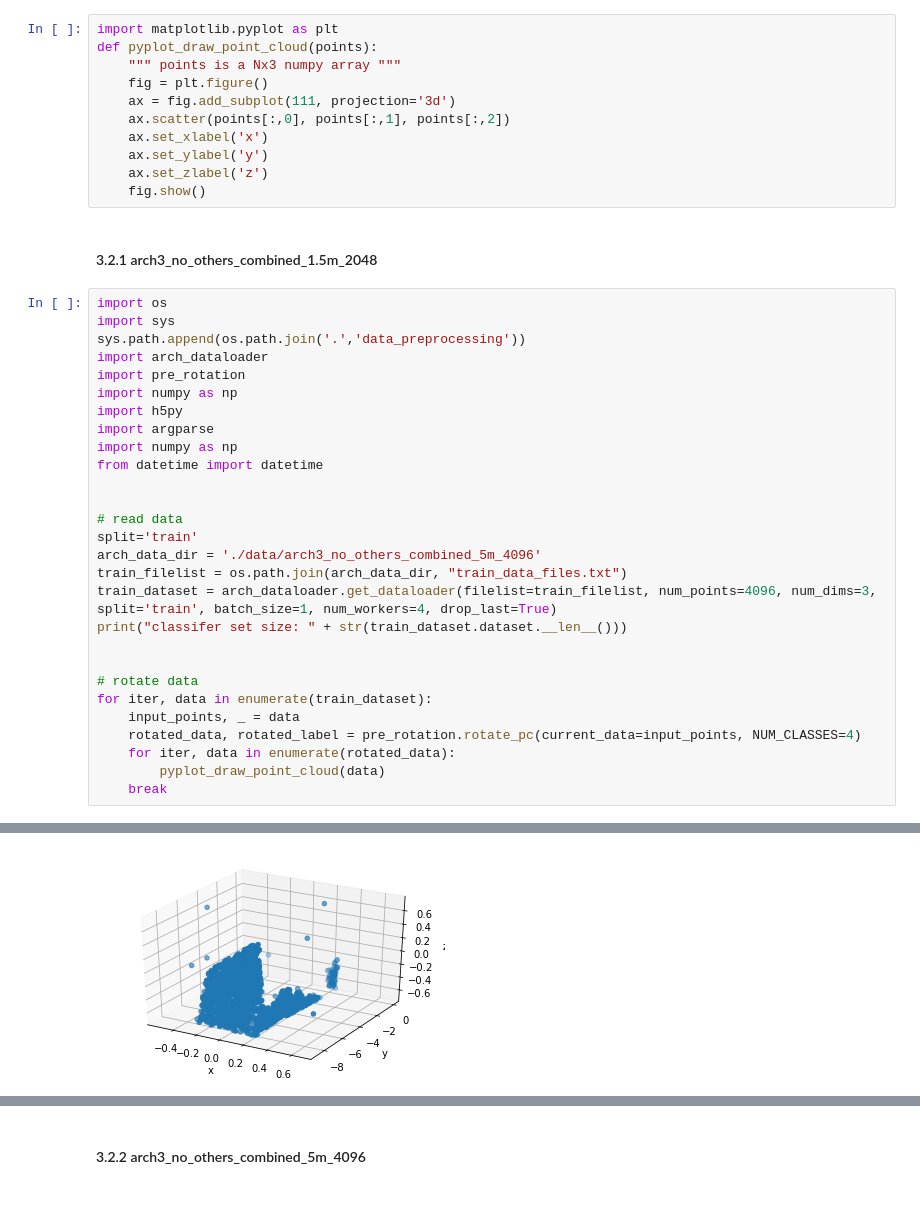
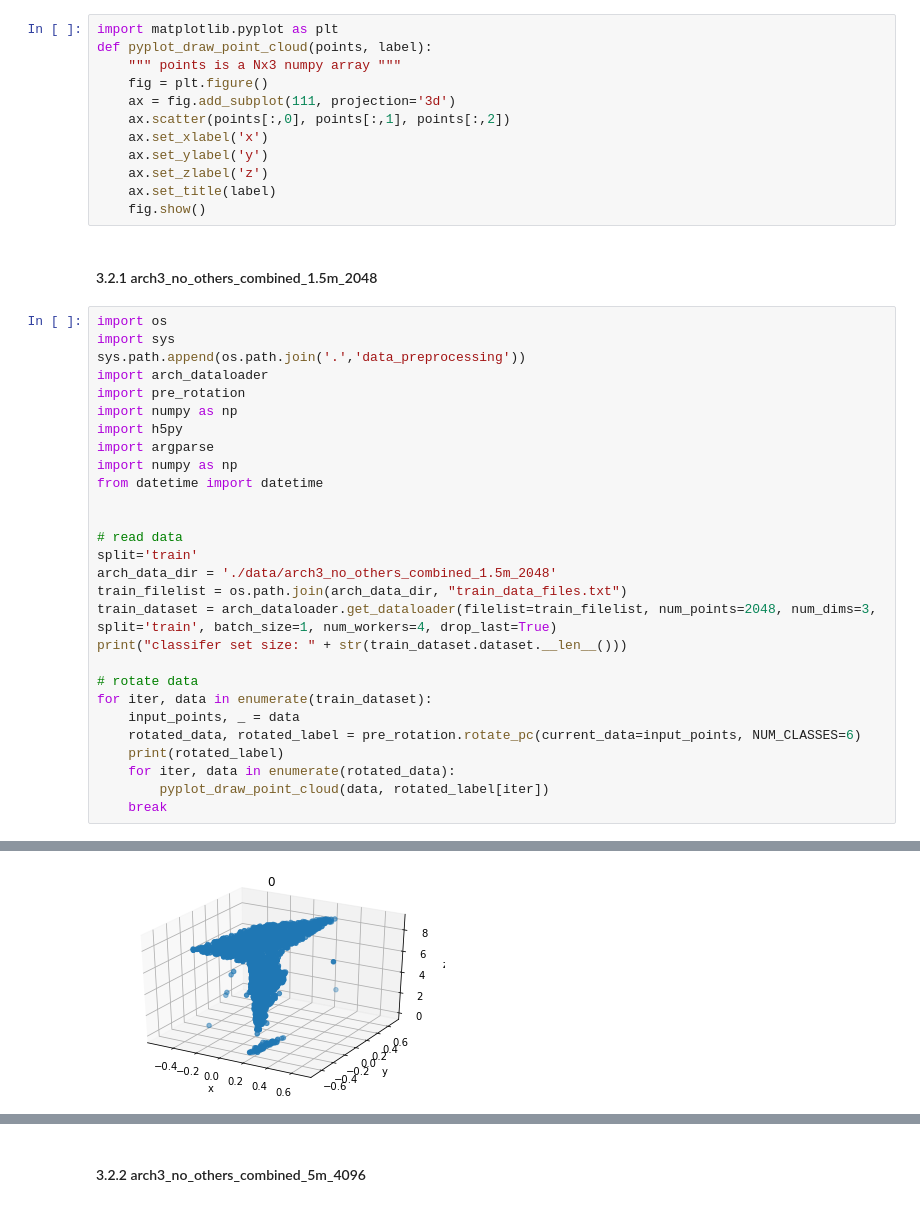
Before and after one commit to bulletPr/Self-supervised-LoD3-building-segmentation, a Jupyter notebook: visualization.ipynb, the cells around one changed output, grey strips where cells are left out. Drawn from its saved outputs; the diff is of its cells as text.

```diff
--- a/visualization.ipynb
+++ b/visualization.ipynb
@@ -366,7 +366,7 @@ with open(train_list, 'w') as filelist:
 ### 3.2 Test & Visualize Rotated PC
 # %%
 import matplotlib.pyplot as plt
-def pyplot_draw_point_cloud(points):
+def pyplot_draw_point_cloud(points, label):
     """ points is a Nx3 numpy array """
     fig = plt.figure()
     ax = fig.add_subplot(111, projection='3d')
@@ -374,6 +374,7 @@ def pyplot_draw_point_cloud(points):
     ax.set_xlabel('x')
     ax.set_ylabel('y')
     ax.set_zlabel('z')
+    ax.set_title(label)
     fig.show()
 # %% [markdown]
 #### 3.2.1 arch3_no_others_combined_1.5m_2048
@@ -392,18 +393,18 @@ from datetime import datetime
 
 # read data
 split='train'
-arch_data_dir = './data/arch3_no_others_combined_5m_4096'
+arch_data_dir = './data/arch3_no_others_combined_1.5m_2048'
 train_filelist = os.path.join(arch_data_dir, "train_data_files.txt")
-train_dataset = arch_dataloader.get_dataloader(filelist=train_filelist, num_points=4096, num_dims=3, split='train', batch_size=1, num_workers=4, drop_last=True)
+train_dataset = arch_dataloader.get_dataloader(filelist=train_filelist, num_points=2048, num_dims=3, split='train', batch_size=1, num_workers=4, drop_last=True)
 print("classifer set size: " + str(train_dataset.dataset.__len__()))
-
 
 # rotate data
 for iter, data in enumerate(train_dataset):
     input_points, _ = data
-    rotated_data, rotated_label = pre_rotation.rotate_pc(current_data=input_points, NUM_CLASSES=4)
+    rotated_data, rotated_label = pre_rotation.rotate_pc(current_data=input_points, NUM_CLASSES=6)
+    print(rotated_label)
     for iter, data in enumerate(rotated_data):
-        pyplot_draw_point_cloud(data)
+        pyplot_draw_point_cloud(data, rotated_label[iter])
     break
 # %% [output]
 Read datasets by load .h5 files, filelist: ./data/arch3_no_others_combined_1.5m_2048/train_data_files.txt
@@ -425 +427 @@ Expanded data shape: torch.Size([4, 2048, 3])
-[figure, old version]
+[figure, new version]
```
Also changed, not shown: parts of 2 cells of this notebook, 2 other files.
